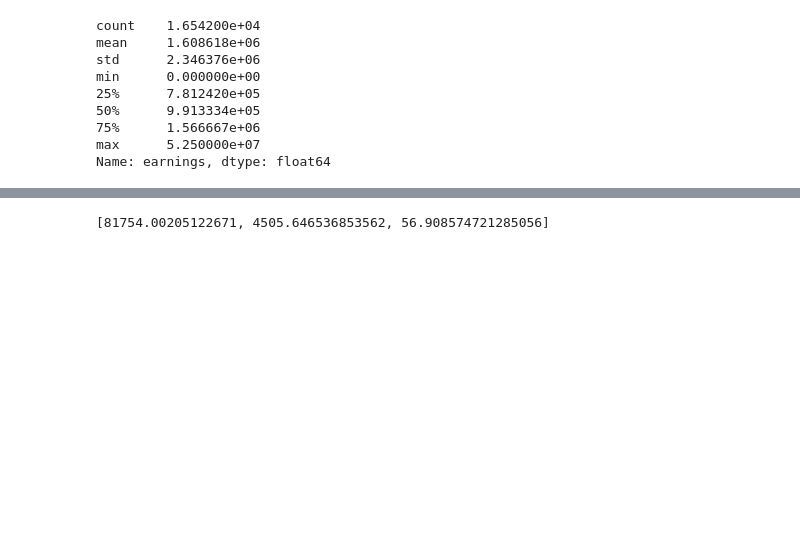
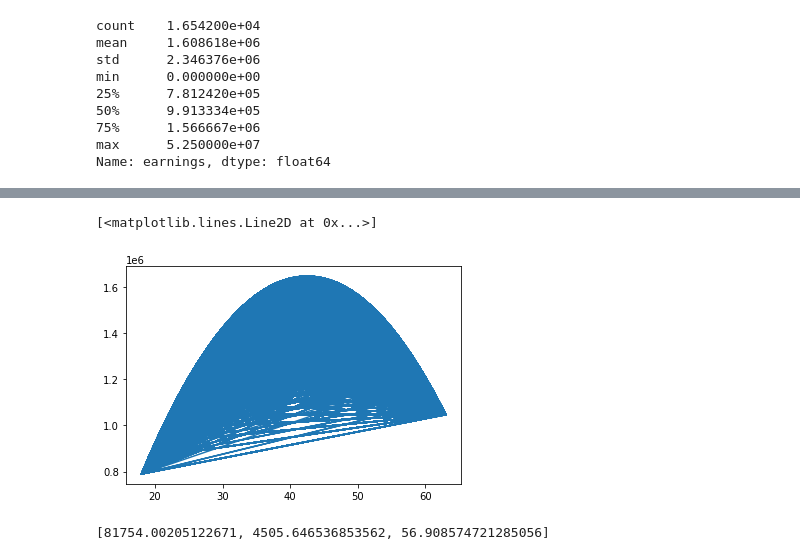
Before and after one commit to sdpinilla18/PS1_BD-ML, a Jupyter notebook: Test_code.ipynb, the cells around one changed output, grey strips where cells are left out. Saved outputs shown, nothing was run; the diff lists cells and outputs as text; code cells hidden in the pictures; blank space fills up the shorter version.

```diff
--- a/Test_code.ipynb
+++ b/Test_code.ipynb
@@ -165,12 +169,16 @@ sc.stats.mstats.winsorize(dfi["age"], limits=[0,0.05], inplace=True)
 #Create cuadratic age variable:
 dfi["age2"]=dfi["age"]**2
 
-#Regresion model:
+#OLS regresion model:
 y=dfi["earnings"]
 x=dfi[["age", "age2"]]
 x=sm.add_constant(x)
 model1=sm.OLS(y,x)
-results= model1.fit()
+results=model1.fit()
+yhatp1=results.predict()
+b1=results.params[1]
+b2=results.params[2]
+elasticidad=-b1/2*b2
 print(results.summary())
 print(np.sqrt(results.mse_resid))
 # %% [output]
@@ -211,0 +242,3 @@ max   &  5.000000e+06 \\
+# %%
+edad = pd.DataFrame(dfi['age']).to_numpy()
+edad
@@ -212,3 +253,15 @@ max   &  5.000000e+06 \\
+# %%
+#Graph
+fig, ax = plt.subplots()
+ax.plot(edad, yhatp1)
+#ax.fill_between(dfi['age'], yhatlow, yhatupper, color='b',alpha=0.1)
+
+#ax.scatter(dfi['age'], yhatlow)
+#ax.scatter(dfi['age'], yhatp1)
+#ax.fill_between(dfi['age'], yhatlow, yhatupper, color='b', alpha=.1)
+# %% [output]
+[<matplotlib.lines.Line2D at 0x...>]
+[figure, added]
 # %%
 #Bootstrap, Earnings(Age,Age2)
 def estimador0(dfi):
```
Also changed, not shown: parts of 8 cells of this notebook.
